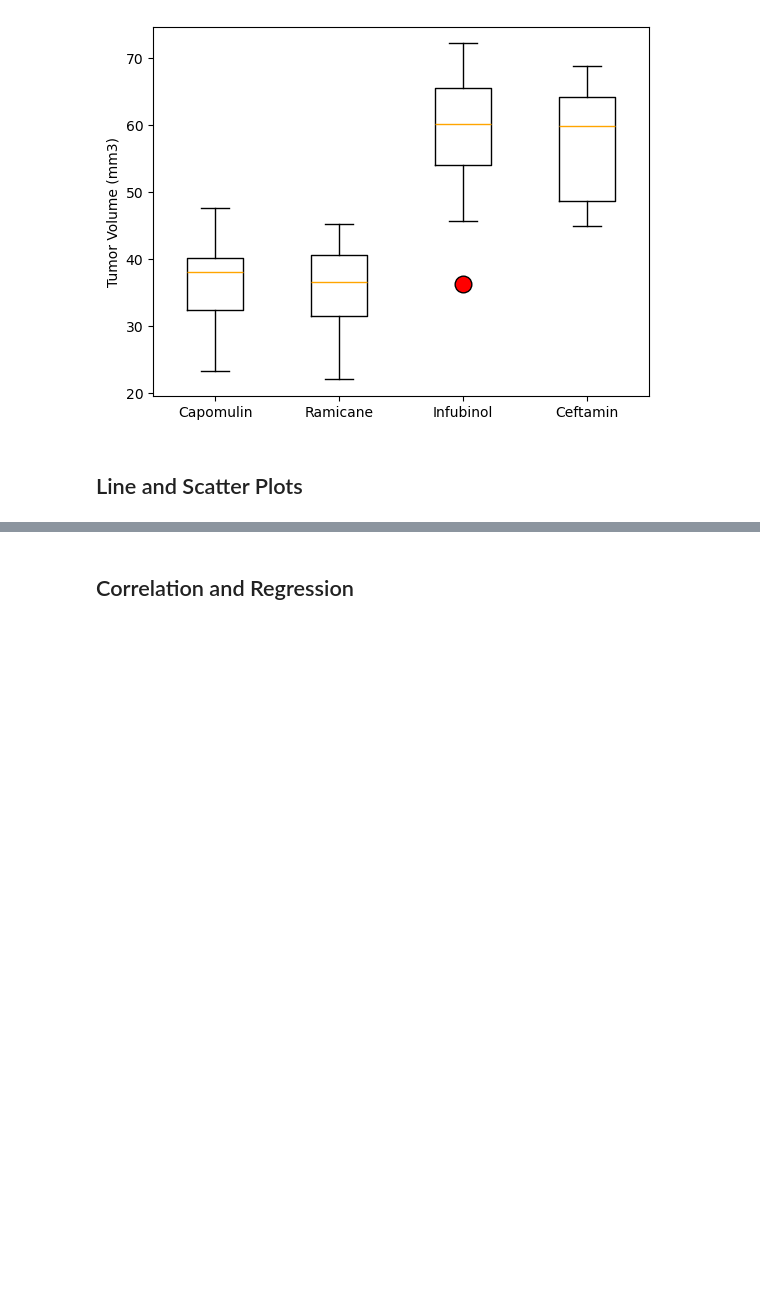
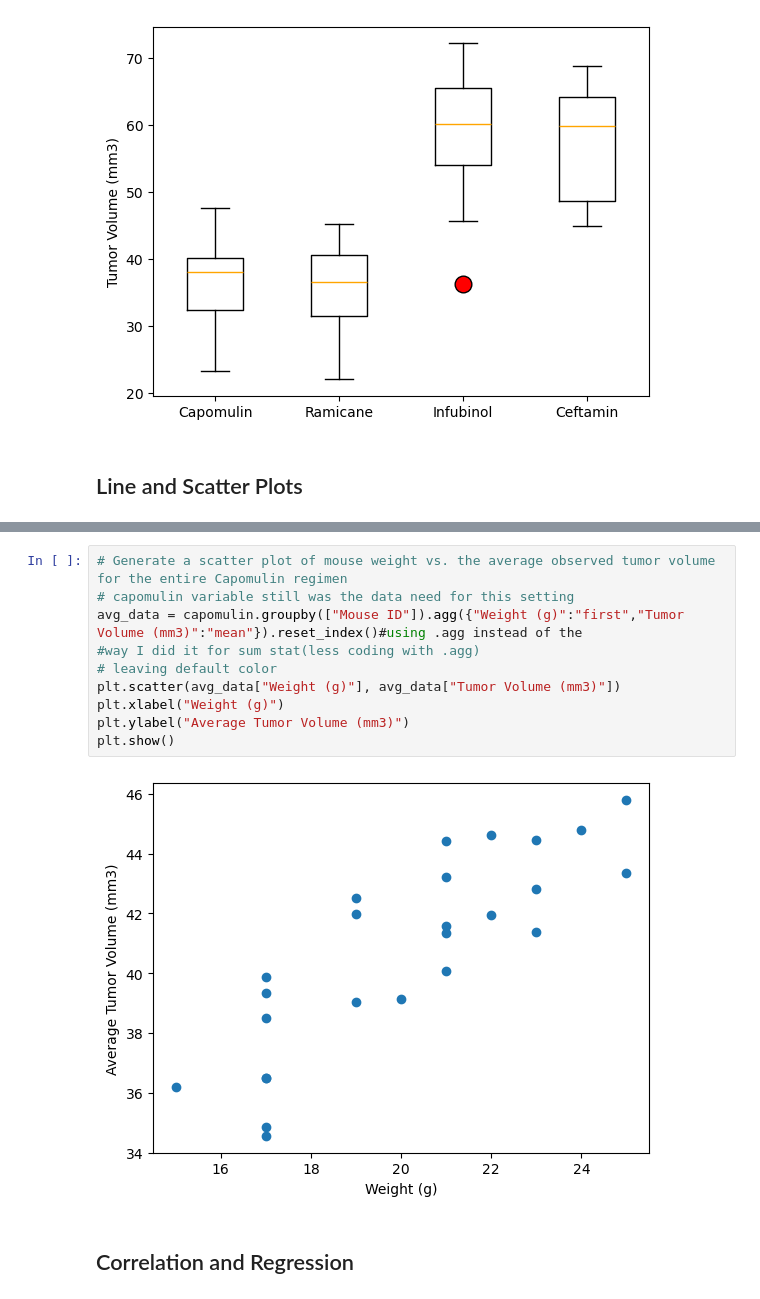
Before and after one commit to M-Soriano/Matplotlib, a Jupyter notebook: pymaceuticals_starter.ipynb, the cells around one changed output, grey strips where cells are left out. Cells and saved outputs as stored; diff of their text form; blank space fills up the shorter version.

```diff
--- a/pymaceuticals_starter.ipynb
+++ b/pymaceuticals_starter.ipynb
@@ -290,3 +302,15 @@ plt.show()
+# %%
+# Generate a scatter plot of mouse weight vs. the average observed tumor volume for the entire Capomulin regimen
+# capomulin variable still was the data need for this setting
+avg_data = capomulin.groupby(["Mouse ID"]).agg({"Weight (g)":"first","Tumor Volume (mm3)":"mean"}).reset_index()#using .agg instead of the
+#way I did it for sum stat(less coding with .agg)
+# leaving default color
+plt.scatter(avg_data["Weight (g)"], avg_data["Tumor Volume (mm3)"])
+plt.xlabel("Weight (g)")
+plt.ylabel("Average Tumor Volume (mm3)")
+plt.show()
+# %% [output]
+[figure, added]
 # %% [markdown]
 ## Correlation and Regression
 # %%
```
Also changed, not shown: parts of 4 cells of this notebook.
